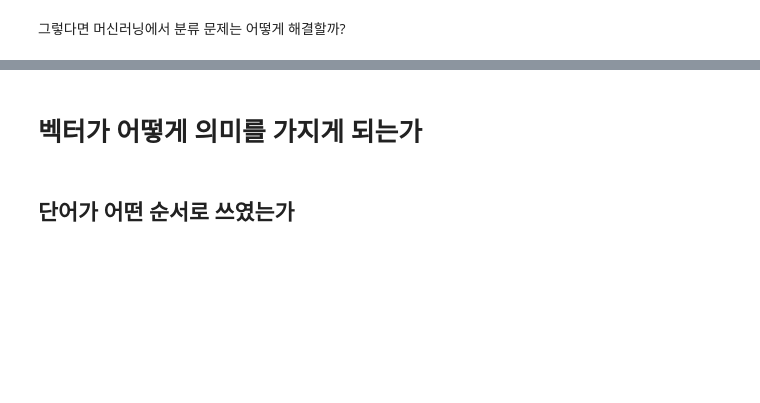
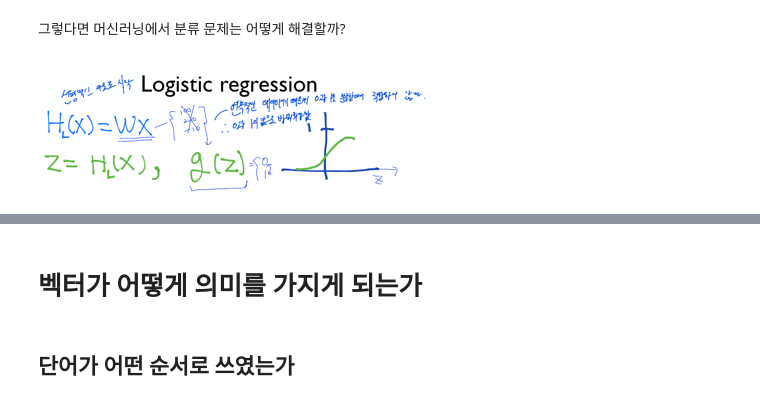
Before and after one commit to yth01/TMI, a Jupyter notebook: Embedding_study/neural network basic.ipynb, the cells around one changed output, grey strips where cells are left out. Drawn from its saved outputs; the diff is of its cells as text; code cells hidden in the pictures; blank space fills up the shorter version.

```diff
--- a/Embedding_study/neural network basic.ipynb
+++ b/Embedding_study/neural network basic.ipynb
@@ -42,2 +44,6 @@ NameError: name '이미지' is not defined
 # %% [markdown]
 그렇다면 머신러닝에서 분류 문제는 어떻게 해결할까?
+# %%
+Image("./images/1_3.png")
+# %% [output]
+[figure, added]
```
Also changed, not shown: parts of 35 cells of this notebook.
